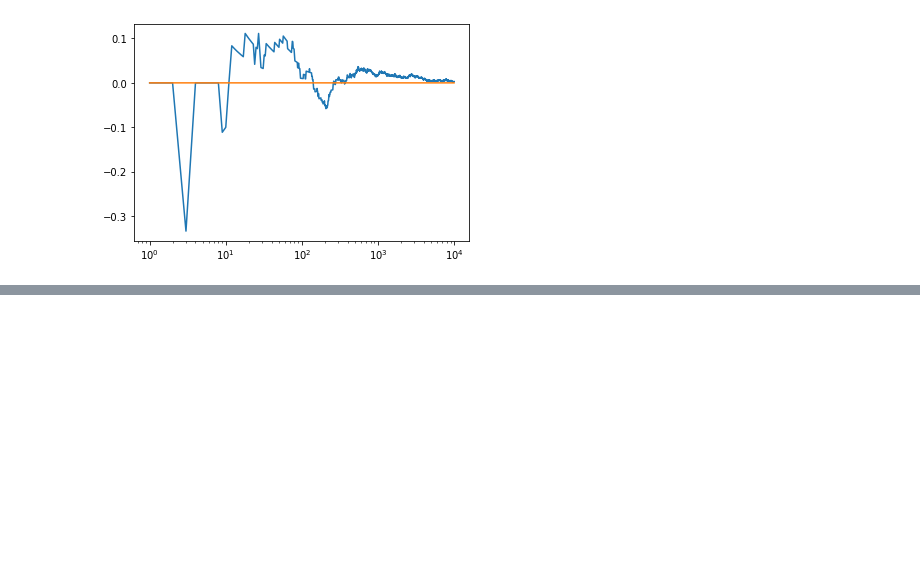
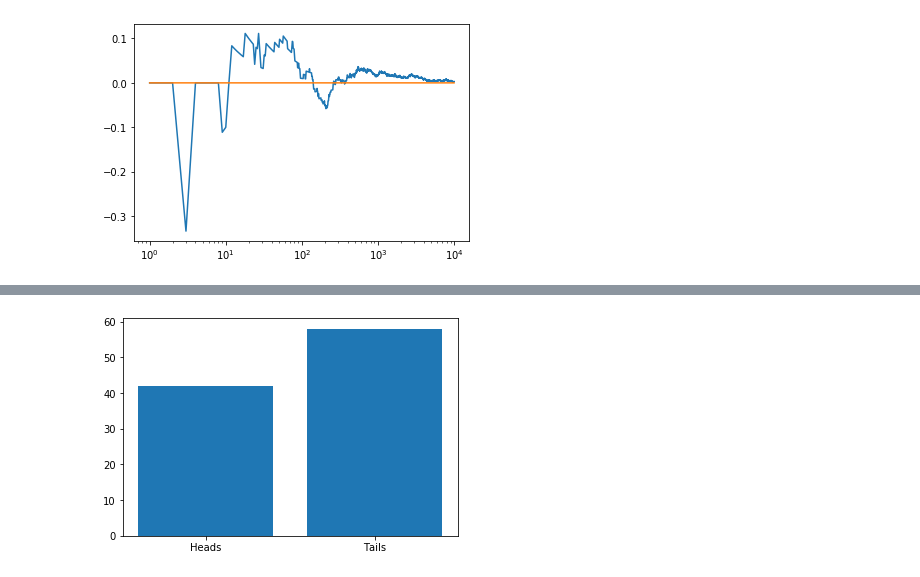
Before and after one commit to HJEGeorge/articles, a Jupyter notebook: biased_coin.ipynb, the cells around one changed output, grey strips where cells are left out. Saved outputs shown, nothing was run; the diff lists cells and outputs as text; code cells hidden in the pictures; blank space fills up the shorter version.

```diff
--- a/biased_coin.ipynb
+++ b/biased_coin.ipynb
@@ -50,0 +83,12 @@ plt.xscale('log')
+# %%
+values=[]
+for i in range(1, 101):
+    values.append(unbiased_toss())
+
+x = [1, 2]
+y = [sum(values), len(values)-sum(values)]
+plt.bar(x, y)
+plt.xticks(x, ['Heads', 'Tails'])
+plt.show()
+# %% [output]
+[figure, added]
```
Also changed, not shown: parts of 6 cells of this notebook.
